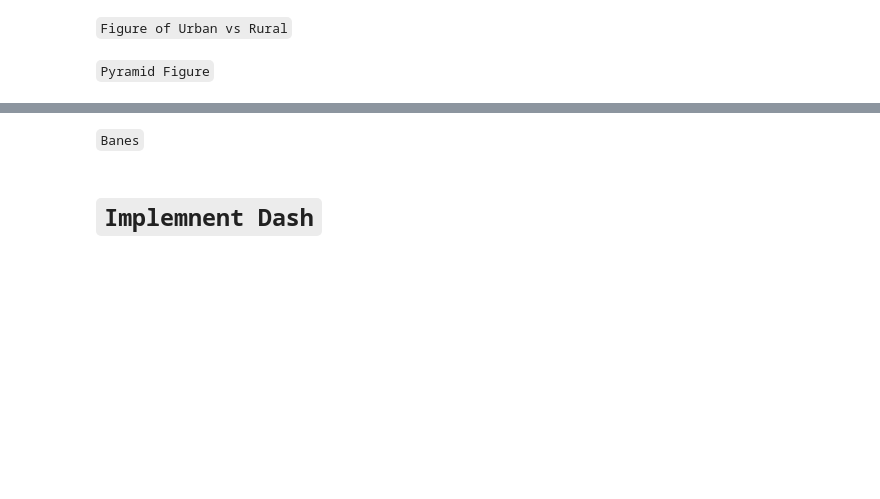
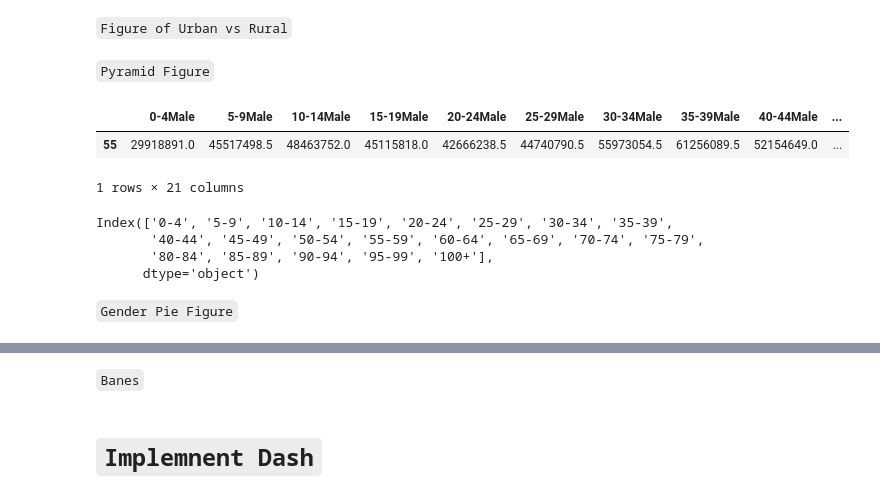
Before and after one commit to Elghandour-eng/Plotly-Dash, a Jupyter notebook: plotly-Dash-China.ipynb, the cells around one changed output, grey strips where cells are left out. Cells and saved outputs as stored; diff of their text form; code cells hidden in the pictures; blank space fills up the shorter version.

```diff
--- a/plotly-Dash-China.ipynb
+++ b/plotly-Dash-China.ipynb
@@ -265,3 +270,6 @@ pyramid_data
+# %%
+# reset index
+pyramid_data.reset_index(drop=True, inplace=True)
 # %%
 # final we want to check that no data is missing and distribution of data
 pyramid_data.info()
@@ -356,5 +426,19 @@ fig10.update_layout(barmode='stack' , xaxis_title="Year", yaxis_title="Populatio
 fig10.show()
 # %% [markdown]
 `Pyramid Figure`
+# %%
+# when year = 2023
+pyramid_data.iloc[:,22:][pyramid_data['Year'] == 2024]
+# %% [output]
+|  | 0-4Male | 5-9Male | 10-14Male | 15-19Male | 20-24Male | 25-29Male | 30-34Male | 35-39Male | 40-44Male | ... |
+| 55 | 29918891.0 | 45517498.5 | 48463752.0 | 45115818.0 | 42666238.5 | 44740790.5 | 55973054.5 | 61256089.5 | 52154649.0 | ... |
+1 rows × 21 columns
+# %%
+pyramid_data.columns[1:22].str.replace('Female','')
+# %% [output]
+Index(['0-4', '5-9', '10-14', '15-19', '20-24', '25-29', '30-34', '35-39',
+       '40-44', '45-49', '50-54', '55-59', '60-64', '65-69', '70-74', '75-79',
+       '80-84', '85-89', '90-94', '95-99', '100+'],
+      dtype='object')
 # %%
 trace_male = go.Bar(
@@ -407,3 +491,5 @@ fig_py.update_layout(
 
 
 fig_py.show()
+# %% [markdown]
+`Gender Pie Figure`
```
Also changed, not shown: parts of 28 cells of this notebook.
